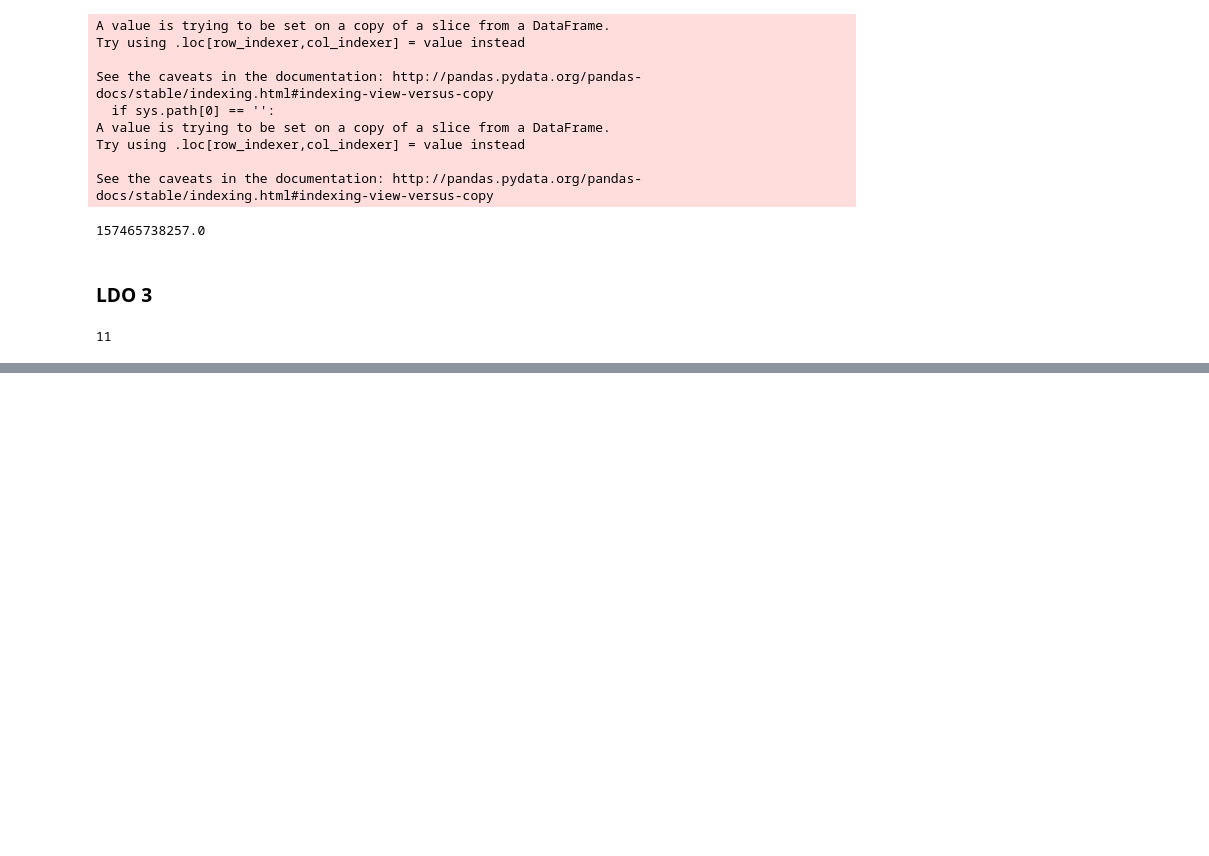
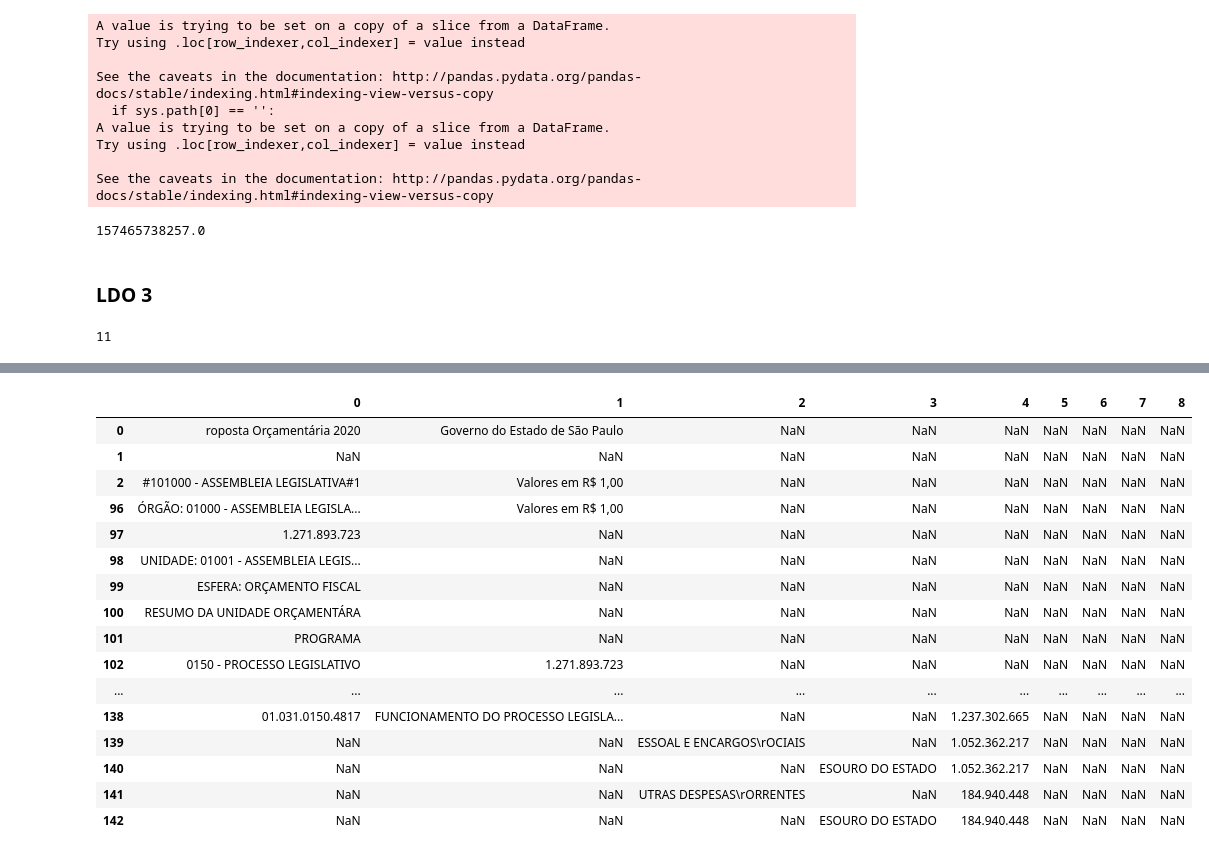
Before and after one commit to d116626/orcamento_sp, a Jupyter notebook: orcamentos/ldo.ipynb, the cells around one changed output, grey strips where cells are left out. Saved outputs shown, nothing was run; the diff lists cells and outputs as text; code cells hidden in the pictures; blank space fills up the shorter version.

```diff
--- a/orcamentos/ldo.ipynb
+++ b/orcamentos/ldo.ipynb
@@ -265,0 +277,24 @@ for col in df.columns:
+# %%
+df = pd.DataFrame()
+
+for i in range(len(dd)):
+    df = pd.concat([df,dd[i]], axis=0)
+
+df = df.reset_index(drop=True)
+# %%
+mask = df[0].str.contains('ÓRGÃO:').replace(np.nan,False)
+
+df_orgao = df[mask]
+df_orgao[2] = "org"
+
+mask = df[0].str.contains('UNIDADE:').replace(np.nan,False)
+
+df_unidade = df[mask]
+df_unidade[2]='uni'
+
+mask = df[0].str.contains('PROGRAMAÇÃO DA UNIDADE ORÇAMENTÁRIA').replace(np.nan,False)
+
+df_programacao = df[mask]
+df_programacao[2]='prog'
+
+# indexes = list(df_programas.index)
@@ -265,0 +341,16 @@ for col in df.columns:
+# %%
+indexes = df_include.index.tolist()
+ranges = df_include[2].tolist()
+
+exclude_ranges=[]
+for i in range(len(ranges)-1):
+    if (ranges[i]==False) & (ranges[i+1]==True):
+        exclude_ranges.append([indexes[i],indexes[i+1]])
+    elif (ranges[i]==False) & (ranges[i+1]==False):
+        exclude_ranges.append([indexes[i],indexes[i+1]])
+# %%
+df2 = df.copy()
+
+for exclude in exclude_ranges:
+    print(exclude[0],exclude[1])
+    df2.drop(df.index[exclude[0]:exclude[1]], inplace=True)
@@ -265,0 +560,20 @@ for col in df.columns:
+# %%
+df2.head(50)
+# %% [output]
+|  | 0 | 1 | 2 | 3 | 4 | 5 | 6 | 7 | 8 |
+| 0 | roposta Orçamentária 2020 | Governo do Estado de São Paulo | NaN | NaN | NaN | NaN | NaN | NaN | NaN |
+| 1 | NaN | NaN | NaN | NaN | NaN | NaN | NaN | NaN | NaN |
+| 2 | #101000 - ASSEMBLEIA LEGISLATIVA#1 | Valores em R$ 1,00 | NaN | NaN | NaN | NaN | NaN | NaN | NaN |
+| 96 | ÓRGÃO: 01000 - ASSEMBLEIA LEGISLA... | Valores em R$ 1,00 | NaN | NaN | NaN | NaN | NaN | NaN | NaN |
+| 97 | 1.271.893.723 | NaN | NaN | NaN | NaN | NaN | NaN | NaN | NaN |
+| 98 | UNIDADE: 01001 - ASSEMBLEIA LEGIS... | NaN | NaN | NaN | NaN | NaN | NaN | NaN | NaN |
+| 99 | ESFERA: ORÇAMENTO FISCAL | NaN | NaN | NaN | NaN | NaN | NaN | NaN | NaN |
+| 100 | RESUMO DA UNIDADE ORÇAMENTÁRA | NaN | NaN | NaN | NaN | NaN | NaN | NaN | NaN |
+| 101 | PROGRAMA | NaN | NaN | NaN | NaN | NaN | NaN | NaN | NaN |
+| 102 | 0150 - PROCESSO LEGISLATIVO | 1.271.893.723 | NaN | NaN | NaN | NaN | NaN | NaN | NaN |
+| ... | ... | ... | ... | ... | ... | ... | ... | ... | ... |
+| 138 | 01.031.0150.4817 | FUNCIONAMENTO DO PROCESSO LEGISLA... | NaN | NaN | 1.237.302.665 | NaN | NaN | NaN | NaN |
+| 139 | NaN | NaN | ESSOAL E ENCARGOS\rOCIAIS | NaN | 1.052.362.217 | NaN | NaN | NaN | NaN |
+| 140 | NaN | NaN | NaN | ESOURO DO ESTADO | 1.052.362.217 | NaN | NaN | NaN | NaN |
+| 141 | NaN | NaN | UTRAS DESPESAS\rORRENTES | NaN | 184.940.448 | NaN | NaN | NaN | NaN |
+| 142 | NaN | NaN | NaN | ESOURO DO ESTADO | 184.940.448 | NaN | NaN | NaN | NaN |
```
Also changed, not shown: parts of 10 cells of this notebook, 2 other files.
